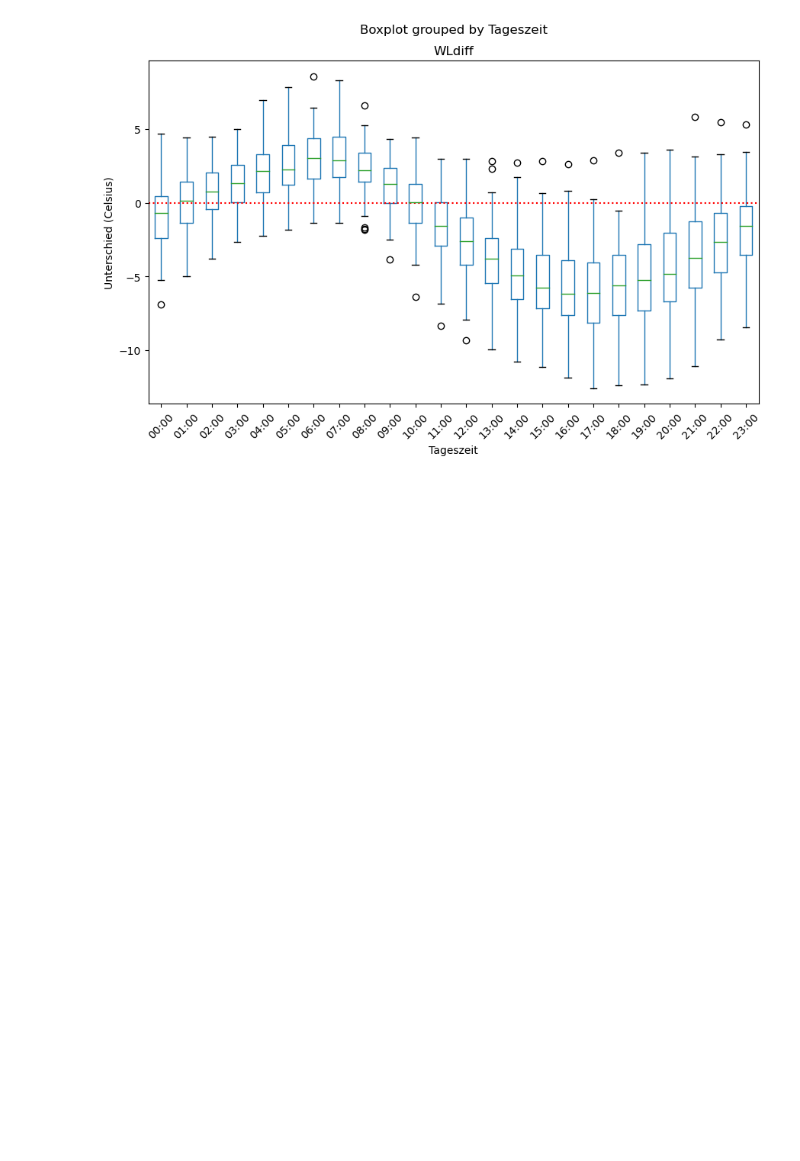
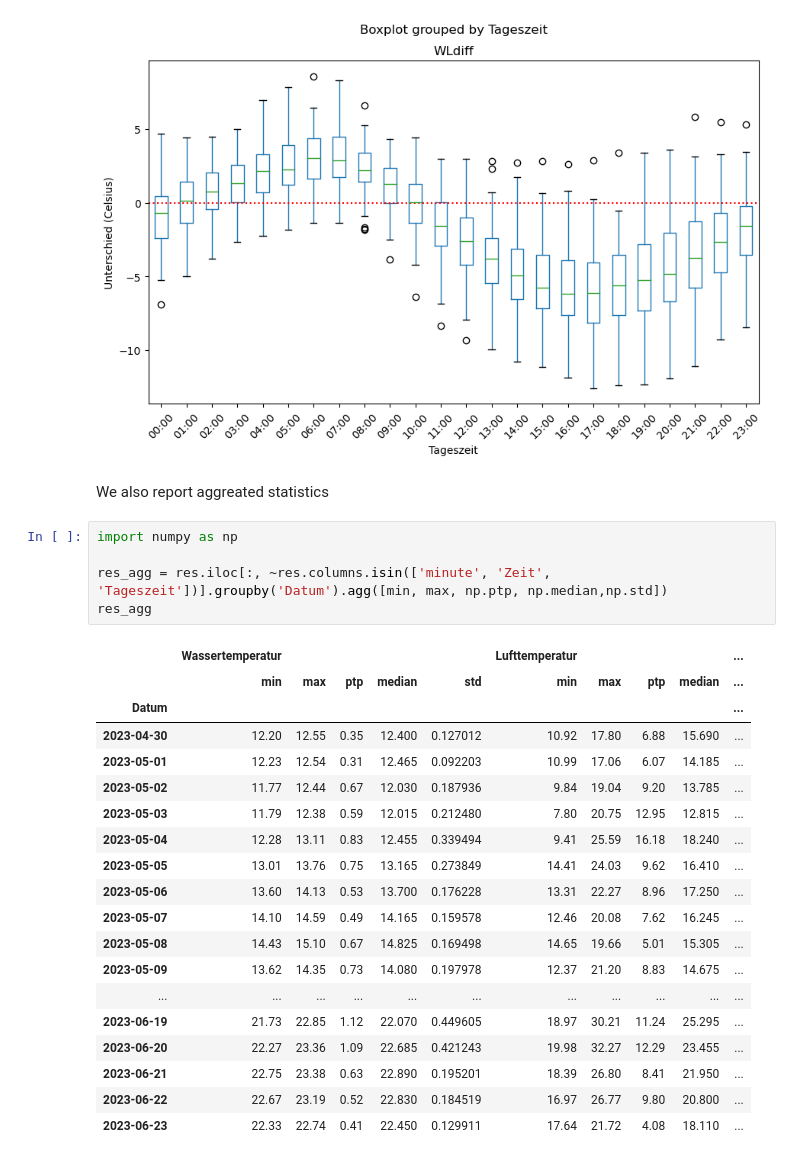
Before and after one commit to Accio/2023-06-Ben-Schnuppern, a Jupyter notebook: Wetterdaten.ipynb, the cells around one changed output. Drawn from its saved outputs; the diff is of its cells as text; blank space fills up the shorter version.

```diff
--- a/Wetterdaten.ipynb
+++ b/Wetterdaten.ipynb
@@ -182,3 +178,30 @@ ax.axhline(y=0, linestyle="dotted", color="red")
 # %% [output]
 <matplotlib.lines.Line2D at 0x...>
 [figure]
+# %% [markdown]
+We also report aggreated statistics
+# %%
+import numpy as np
+
+res_agg = res.iloc[:, ~res.columns.isin(['minute', 'Zeit', 'Tageszeit'])].groupby('Datum').agg([min, max, np.ptp, np.median,np.std])
+res_agg
+# %% [output]
+|  | Wassertemperatur |  |  |  |  | Lufttemperatur |  |  |  | ... |
+|  | min | max | ptp | median | std | min | max | ptp | median | ... |
+| Datum |  |  |  |  |  |  |  |  |  | ... |
+| 2023-04-30 | 12.20 | 12.55 | 0.35 | 12.400 | 0.127012 | 10.92 | 17.80 | 6.88 | 15.690 | ... |
+| 2023-05-01 | 12.23 | 12.54 | 0.31 | 12.465 | 0.092203 | 10.99 | 17.06 | 6.07 | 14.185 | ... |
+| 2023-05-02 | 11.77 | 12.44 | 0.67 | 12.030 | 0.187936 | 9.84 | 19.04 | 9.20 | 13.785 | ... |
+| 2023-05-03 | 11.79 | 12.38 | 0.59 | 12.015 | 0.212480 | 7.80 | 20.75 | 12.95 | 12.815 | ... |
+| 2023-05-04 | 12.28 | 13.11 | 0.83 | 12.455 | 0.339494 | 9.41 | 25.59 | 16.18 | 18.240 | ... |
+| 2023-05-05 | 13.01 | 13.76 | 0.75 | 13.165 | 0.273849 | 14.41 | 24.03 | 9.62 | 16.410 | ... |
+| 2023-05-06 | 13.60 | 14.13 | 0.53 | 13.700 | 0.176228 | 13.31 | 22.27 | 8.96 | 17.250 | ... |
+| 2023-05-07 | 14.10 | 14.59 | 0.49 | 14.165 | 0.159578 | 12.46 | 20.08 | 7.62 | 16.245 | ... |
+| 2023-05-08 | 14.43 | 15.10 | 0.67 | 14.825 | 0.169498 | 14.65 | 19.66 | 5.01 | 15.305 | ... |
+| 2023-05-09 | 13.62 | 14.35 | 0.73 | 14.080 | 0.197978 | 12.37 | 21.20 | 8.83 | 14.675 | ... |
+| ... | ... | ... | ... | ... | ... | ... | ... | ... | ... | ... |
+| 2023-06-19 | 21.73 | 22.85 | 1.12 | 22.070 | 0.449605 | 18.97 | 30.21 | 11.24 | 25.295 | ... |
+| 2023-06-20 | 22.27 | 23.36 | 1.09 | 22.685 | 0.421243 | 19.98 | 32.27 | 12.29 | 23.455 | ... |
+| 2023-06-21 | 22.75 | 23.38 | 0.63 | 22.890 | 0.195201 | 18.39 | 26.80 | 8.41 | 21.950 | ... |
+| 2023-06-22 | 22.67 | 23.19 | 0.52 | 22.830 | 0.184519 | 16.97 | 26.77 | 9.80 | 20.800 | ... |
+| 2023-06-23 | 22.33 | 22.74 | 0.41 | 22.450 | 0.129911 | 17.64 | 21.72 | 4.08 | 18.110 | ... |
```
Also changed, not shown: parts of 1 cell of this notebook.
